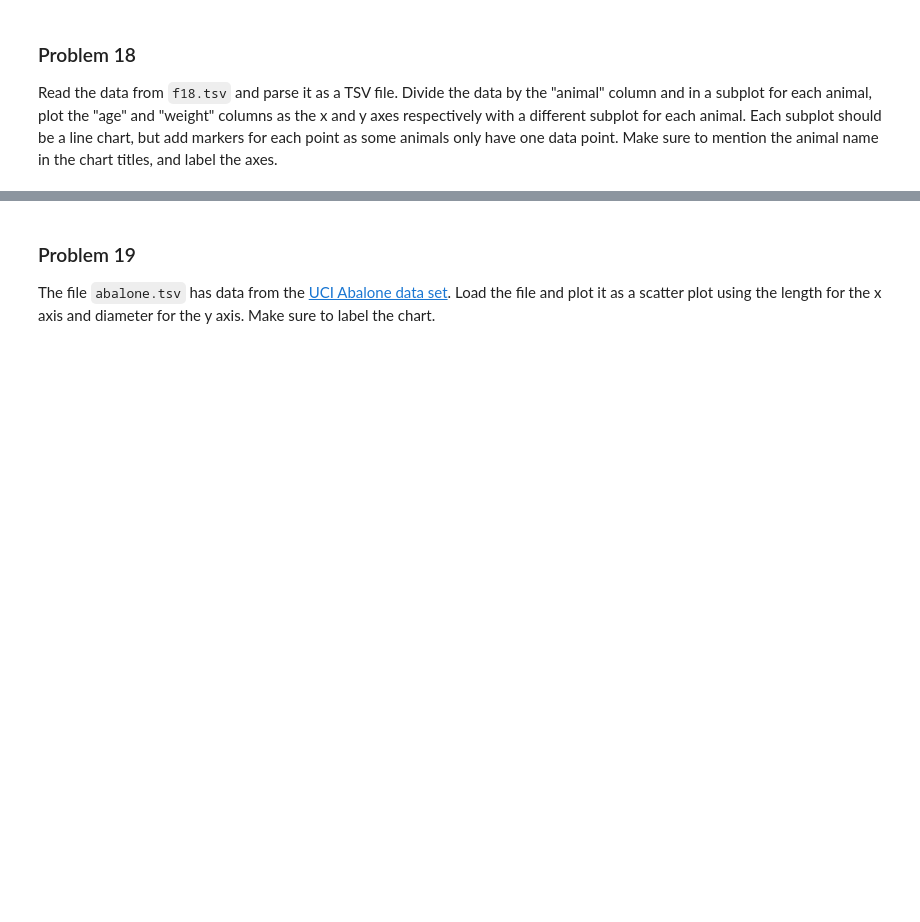
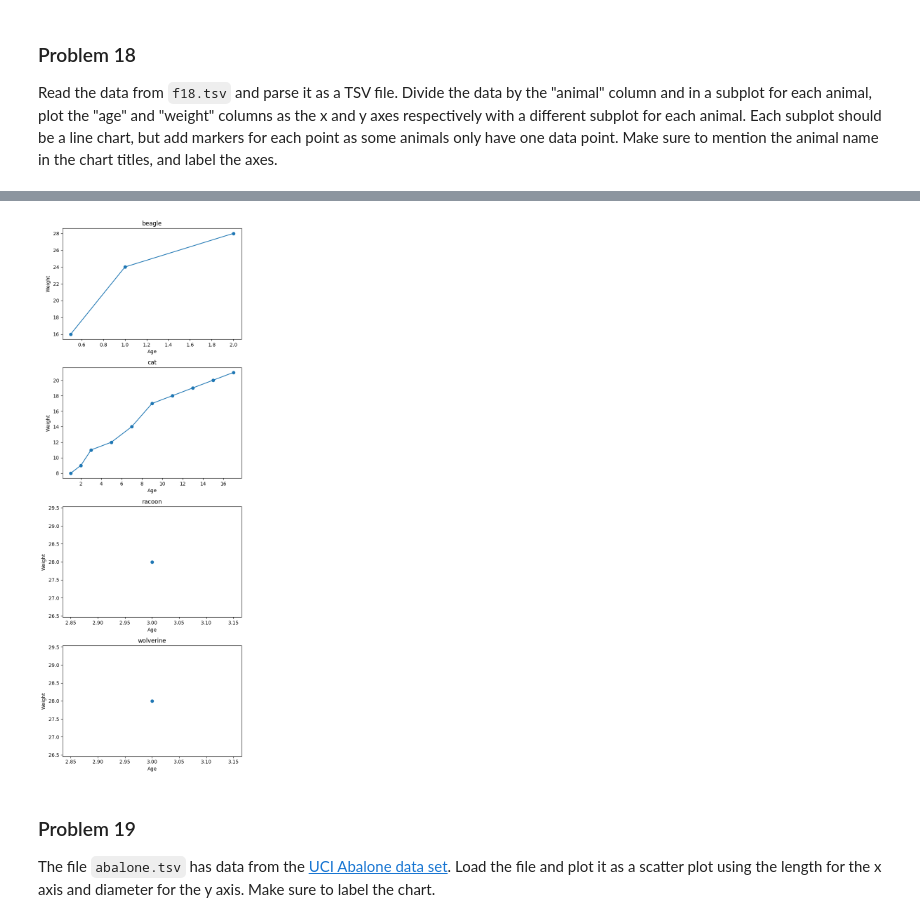
Before and after one commit to apand023/dx602-homework-05, a Jupyter notebook: homework.ipynb, the cells around one changed output, grey strips where cells are left out. Saved outputs shown, nothing was run; the diff lists cells and outputs as text; code cells hidden in the pictures; blank space fills up the shorter version.

```diff
--- a/homework.ipynb
+++ b/homework.ipynb
@@ -462,3 +458,23 @@ Ellipsis
+# %%
+# YOUR CHANGES HERE
+import pandas as pd
+import matplotlib.pyplot as plt
+df = pd.read_csv('f18.tsv', sep='\t')
+animals = df['animal'].unique()
+fig, axes = plt.subplots(len(animals), 1, figsize=(6, 4 * len(animals)))
+if len(animals) == 1:
+    axes = [axes]
+for ax, animal in zip(axes, animals):
+    subset = df[df['animal'] == animal]
+    ax.plot(subset['age'], subset['weight'], marker='o')
+    ax.set_title(animal)
+    ax.set_xlabel('Age')
+    ax.set_ylabel('Weight')
+
+plt.tight_layout()
+plt.show()
+# %% [output]
+[figure, added]
 # %% [markdown]
 ### Problem 19
 
```
Also changed, not shown: parts of 1 cell of this notebook.
